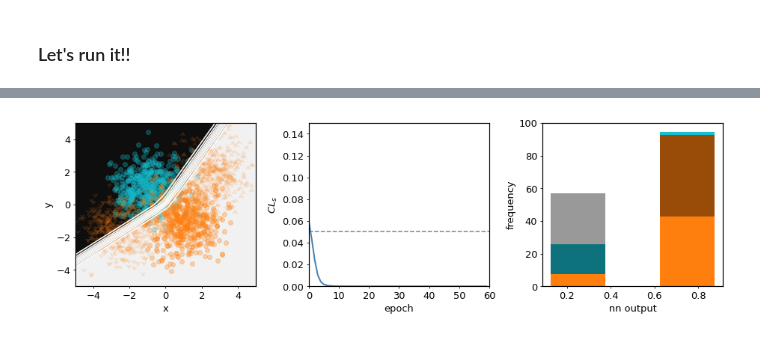
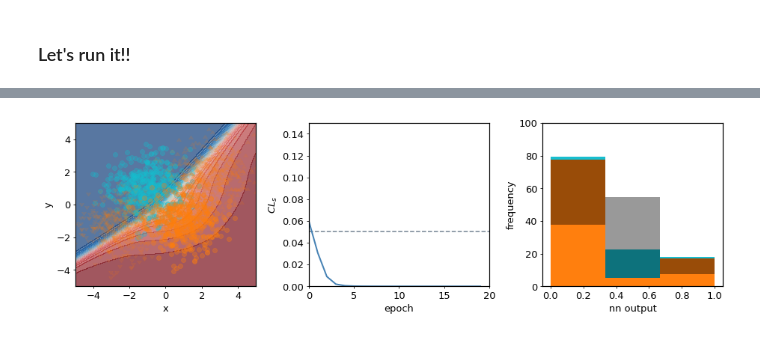
Before and after one commit to gradhep/neos, a Jupyter notebook: nbs/demo_softmax_pyhf.ipynb, the cells around one changed output, grey strips where cells are left out. Saved outputs shown, nothing was run; the diff lists cells and outputs as text; code cells hidden in the pictures.

```diff
--- a/nbs/demo_softmax_pyhf.ipynb
+++ b/nbs/demo_softmax_pyhf.ipynb
@@ -52,14 +55,20 @@ init_random_params, predict = stax.serial(
 )
 # %% [markdown]
 ## Compose differentiable workflow
-# %%
-# compose functions from neos to define workflow
-hmaker = makers.softmax_nn_histosys(predict)
-nnm = makers.nn_histosys(hmaker)
-loss = cls.cls_maker(nnm, solver_kwargs=dict(pdf_transform=True))
+# %%
+dgen = data.generate_blobs(rng, blobs=4)
+hmaker = makers.hists_from_nn(dgen, predict, method='softmax')
+nnm = makers.histosys_model_from_hists(hmaker)
+get_cls = infer.expected_CLs_upper_limit(nnm, solver_kwargs=dict(pdf_transform=True))
+
+# get_cls returns a list of metrics -- let's just index into the first one (CLs)
+def loss(params, test_mu):
+    return get_cls(params, test_mu)[0]
 # %% [markdown]
 ### Randomly initialise nn weights and check that we can get the gradient of the loss wrt nn params
 # %%
-_, network = init_random_params(jax.random.PRNGKey(14), (-1, 2))
-jax.grad(loss)(network, 1.0)
+_, network = init_random_params(jax.random.PRNGKey(2), (-1, 2))
+
+# gradient wrt nn weights
+jax.value_and_grad(loss)(network, test_mu=1.0)
 # %% [output]
@@ -83,17 +92,7 @@ jax.grad(loss)(network, 1.0)
 # %% [markdown]
 ### Define training loop!
 # %%
-# jit_loss = jax.jit(loss)
-
-opt_init, opt_update, opt_params = optimizers.adam(6e-4)
-
-
-@jax.jit
-def update_and_value(i, opt_state, mu):
-    net = opt_params(opt_state)
-    value, grad = jax.value_and_grad(loss)(net, mu)
-    return opt_update(i, grad, state), value, net
-
+opt_init, opt_update, opt_params = optimizers.adam(1e-3)
 
 def train_network(N):
     cls_vals = []
@@ -222,9 +248,9 @@ plt.rcParams.update(
 )
 
 
-fig, axarr = plt.subplots(1, 3)
+fig, axarr = plt.subplots(1, 3, dpi=120)
 
-maxN = 60  # make me bigger for better results!
+maxN = 20  # make me bigger for better results!
 
 animate = True  # animations fail tests...
 
@@ -237,7 +263,7 @@ if animate:
 for i, (network, metrics, epoch_time) in enumerate(train_network(maxN)):
     print(f"epoch {i}:", f'CLs = {metrics["loss"][-1]}, took {epoch_time}s')
     if animate:
-        plot(axarr, network, metrics, nnm.hm, maxN=maxN)
+        plot(axarr, network, metrics, maxN=maxN)
         plt.tight_layout()
         camera.snap()
         if i % 10 == 0:
@@ -266 +295 @@ epoch 59: CLs = 2.6122167620545866e-05, took 1.7559759616851807s
-[figure, old version]
+[figure, new version]
```
Also changed, not shown: parts of 10 cells of this notebook, 10 other files.
